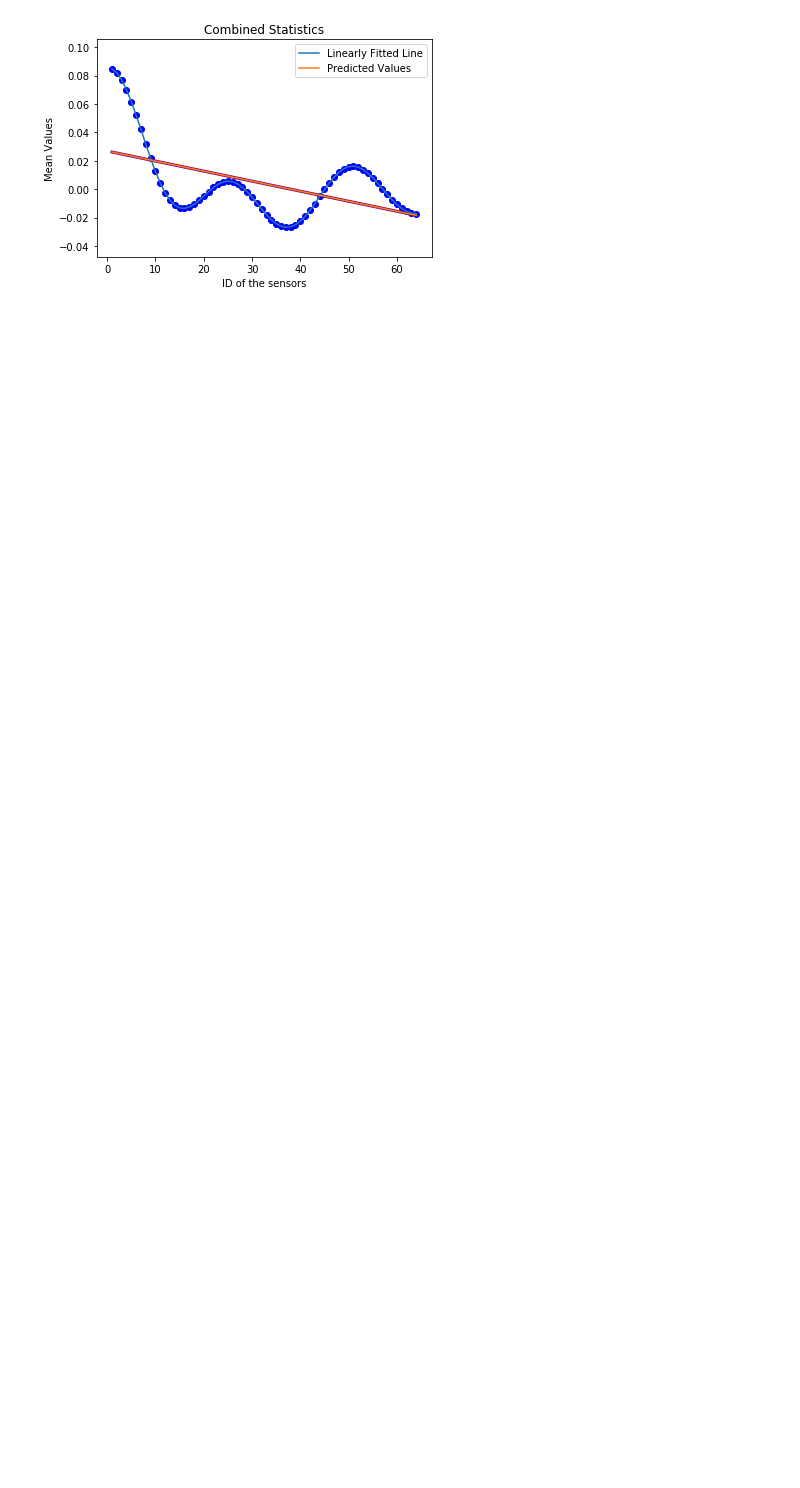
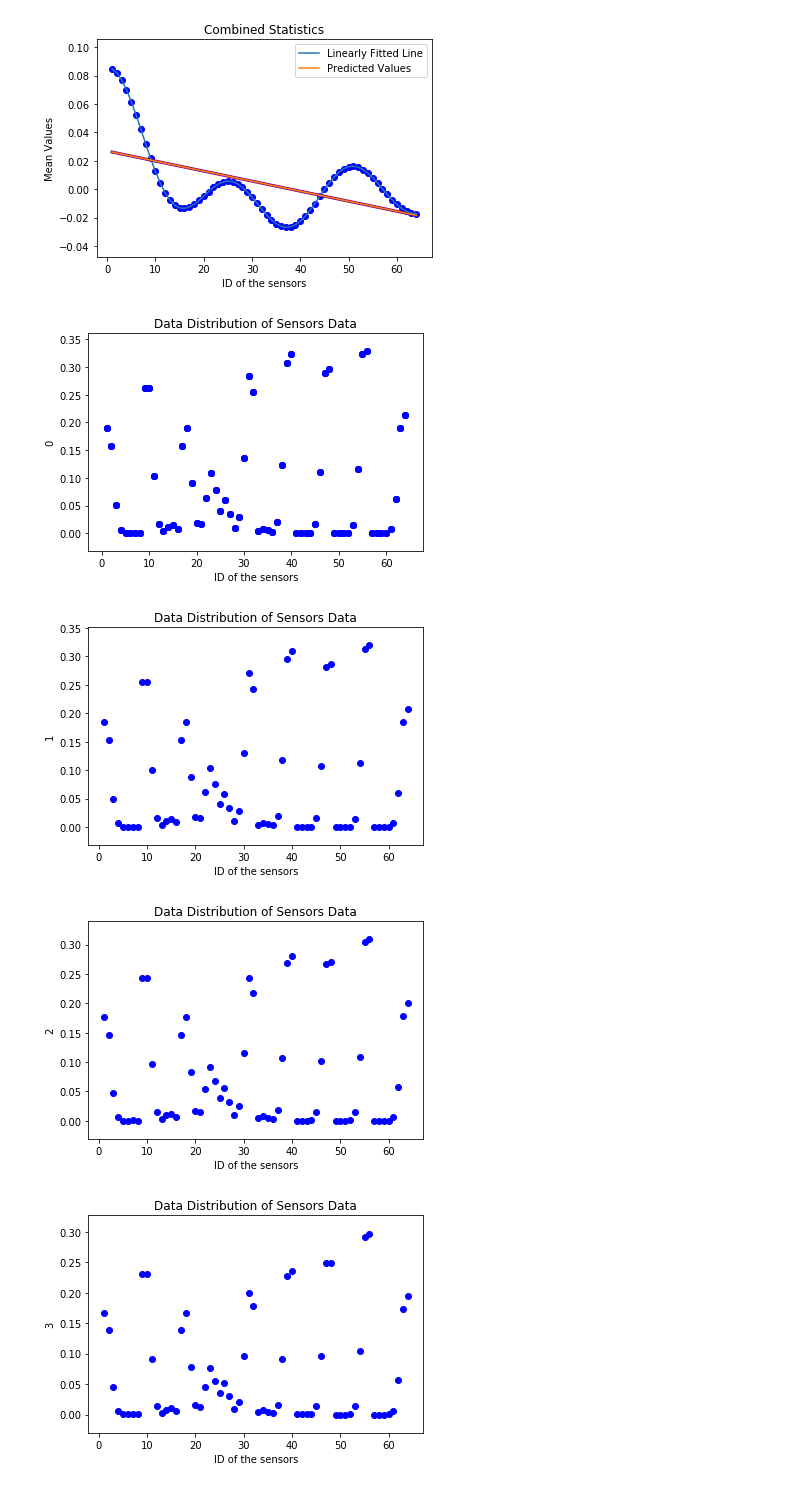
Before and after one commit to muneebasirshar/Machine-Learning-with-sckit-learn-and-Tensorflow, a Jupyter notebook: Linear Regression.ipynb, the cells around one changed output. Saved outputs shown, nothing was run; the diff lists cells and outputs as text; code cells hidden in the pictures; blank space fills up the shorter version.

```diff
--- a/Linear Regression.ipynb
+++ b/Linear Regression.ipynb
@@ -87,3 +103,18 @@ ax.legend()
 plt.show()
 # %% [output]
 [figure]
+# %%
+
+for i in range (10):
+    Y1=DataSensors[:,i]
+    plt.scatter(X, Y1,  color='blue')
+    plt.xlabel('ID of the sensors')
+    plt.ylabel(i)
+    plt.title('Data Distribution of Sensors Data')
+    plt.savefig('Data Mean Distribution')
+    plt.show()
+# %% [output]
+[figure, added]
+[figure, added]
+[figure, added]
+[figure, added]
```
Also changed, not shown: parts of 7 cells of this notebook, 2 other files.
